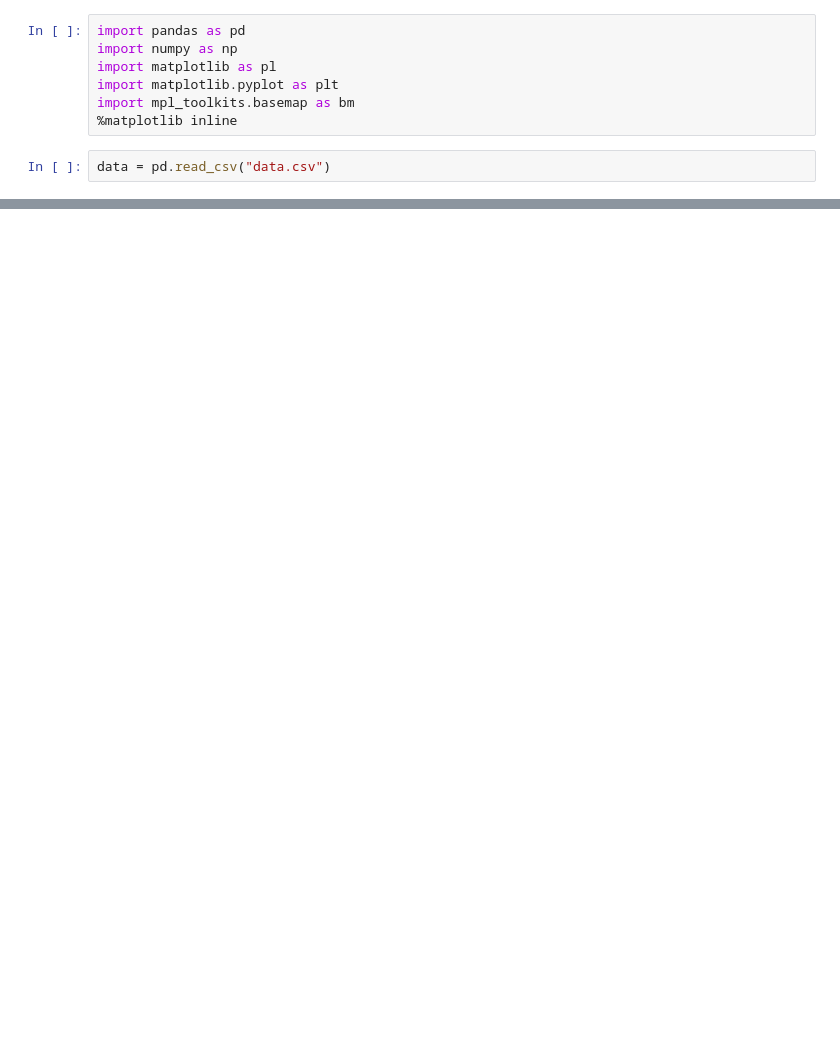
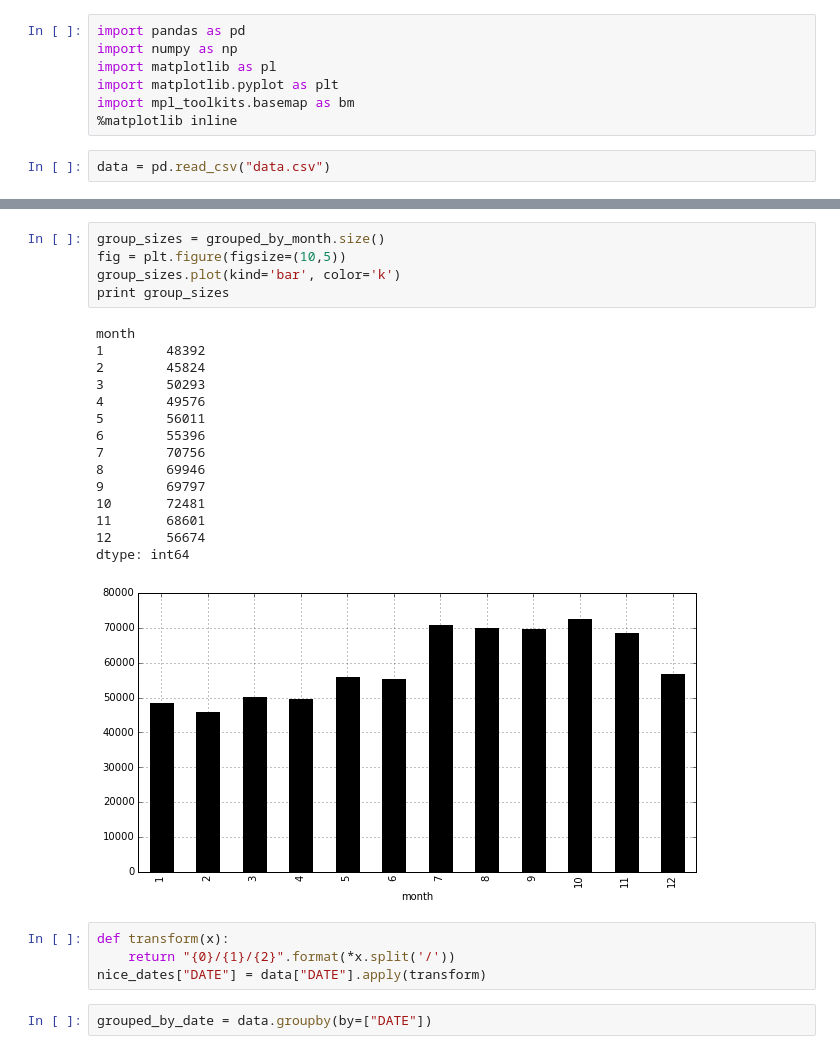
Before and after one commit to maltandhop/technosphere, a Jupyter notebook: project.ipynb, the cells around one changed output, grey strips where cells are left out. Drawn from its saved outputs; the diff is of its cells as text; blank space fills up the shorter version.

```diff
--- a/project.ipynb
+++ b/project.ipynb
@@ -19,0 +36,27 @@ data.head()
+# %%
+group_sizes = grouped_by_month.size()
+fig = plt.figure(figsize=(10,5))
+group_sizes.plot(kind='bar', color='k')
+print group_sizes
+# %% [output]
+month
+1        48392
+2        45824
+3        50293
+4        49576
+5        56011
+6        55396
+7        70756
+8        69946
+9        69797
+10       72481
+11       68601
+12       56674
+dtype: int64
+[figure, added]
+# %%
+def transform(x):
+    return "{0}/{1}/{2}".format(*x.split('/'))
+nice_dates["DATE"] = data["DATE"].apply(transform)
+# %%
+grouped_by_date = data.groupby(by=["DATE"])
```
Also changed, not shown: parts of 9 cells of this notebook, 4 other files.
